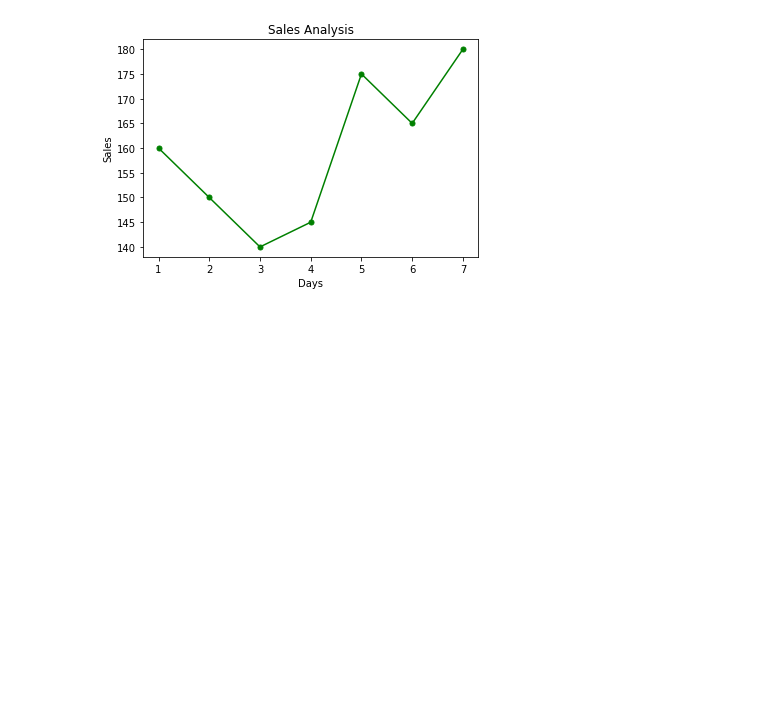
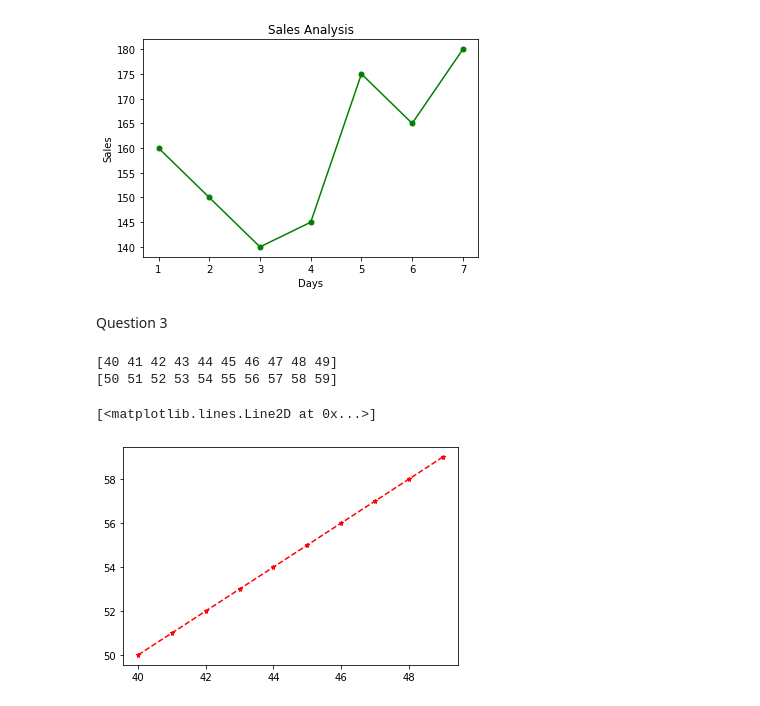
Before and after one commit to Ishwarya23/LetsUpgrade, a Jupyter notebook: Day1Assignment.ipynb, the cells around one changed output. Drawn from its saved outputs; the diff is of its cells as text; code cells hidden in the pictures; blank space fills up the shorter version.

```diff
--- a/Day1Assignment.ipynb
+++ b/Day1Assignment.ipynb
@@ -27,3 +27,16 @@ plt.plot(x,y,'go-',markersize=5)
 # %% [output]
 [<matplotlib.lines.Line2D at 0x...>]
 [figure]
+# %% [markdown]
+Question 3
+# %%
+a=np.arange(40,50)
+b=np.arange(50,60)
+print (a)
+print (b)
+plt.plot(a,b,'r*--',markersize=5)
+# %% [output]
+[40 41 42 43 44 45 46 47 48 49]
+[50 51 52 53 54 55 56 57 58 59]
+[<matplotlib.lines.Line2D at 0x...>]
+[figure, added]
```
Also changed, not shown: parts of 4 cells of this notebook.
